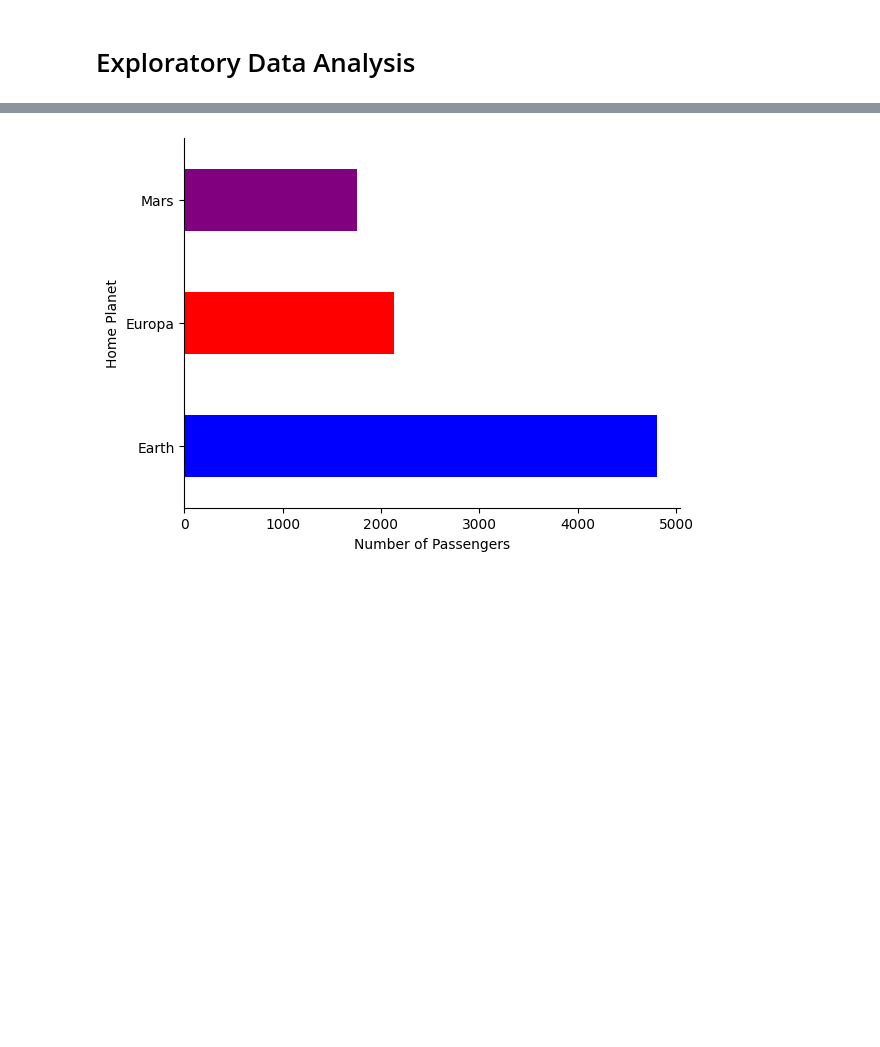
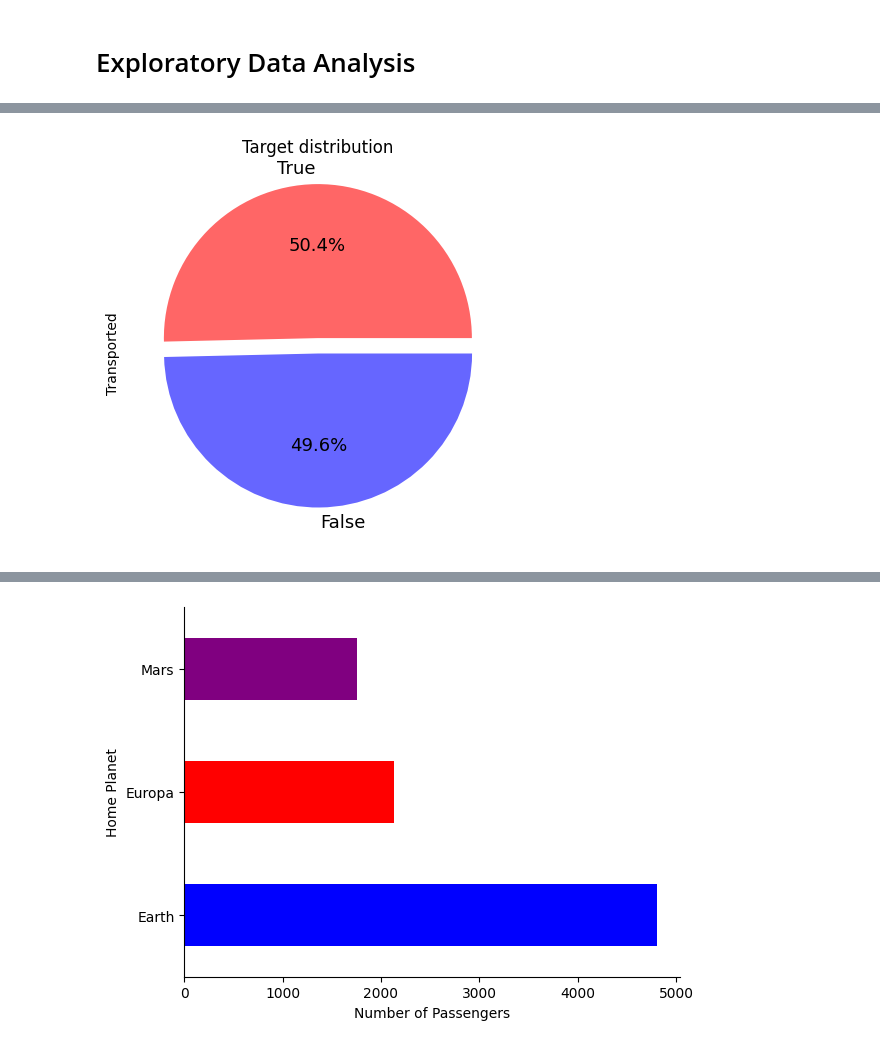
Before and after one commit to 7PAM2015-0105-2023-TEAM17/Kaggle-Challenge-Team-17, a Jupyter notebook: kaggle_Challenge_TEAM_17.ipynb, the cells around one changed output, grey strips where cells are left out. Drawn from its saved outputs; the diff is of its cells as text; code cells hidden in the pictures; blank space fills up the shorter version.

```diff
--- a/kaggle_Challenge_TEAM_17.ipynb
+++ b/kaggle_Challenge_TEAM_17.ipynb
@@ -172,0 +193,20 @@ train_df.describe() #again checking the statistical data after eradicating missi
+# %%
+# Set colors
+colors = [(1, 0, 0, 0.6), (0, 0, 1, 0.6)]
+
+# Set explode values to emphasize "Transported" category
+explode = [0.1, 0]
+
+# Figure size
+plt.figure(figsize=(5, 5))
+
+# Pie plot
+train_df['Transported'].value_counts().plot.pie(explode=explode,
+                                                autopct='%1.1f%%',
+                                                colors=colors,
+                                                textprops={'fontsize': 13}).set_title("Target distribution")
+
+# Show the plot
+plt.show()
+# %% [output]
+[figure, added]
```
Also changed, not shown: parts of 7 cells of this notebook.
